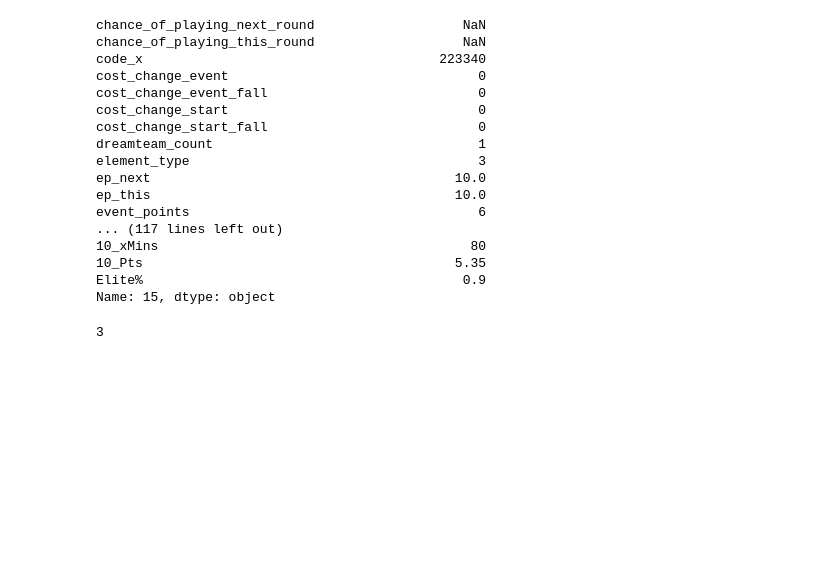
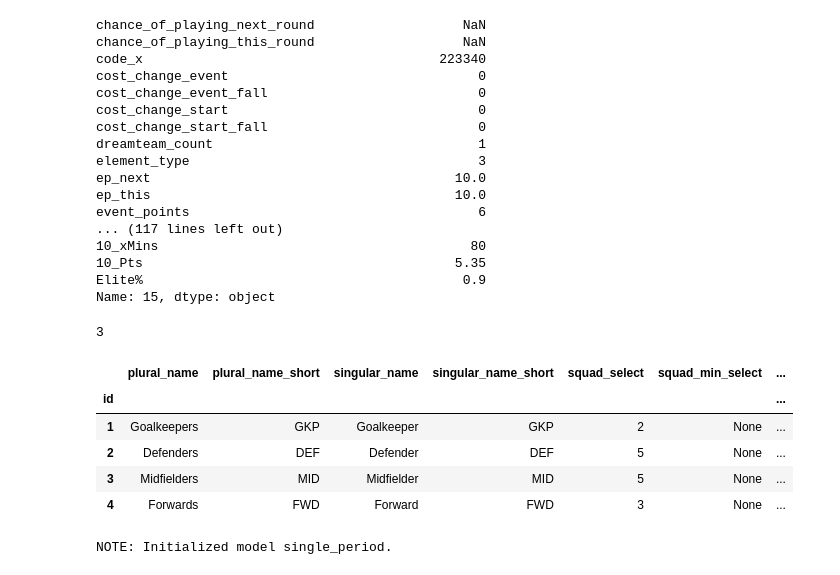
Before and after one commit to arijul2/FPL-Optimization, a Jupyter notebook: notebooks/Single Period FPL.ipynb, the cells around one changed output. Saved outputs shown, nothing was run; the diff lists cells and outputs as text; code cells hidden in the pictures; blank space fills up the shorter version.

```diff
--- a/notebooks/Single Period FPL.ipynb
+++ b/notebooks/Single Period FPL.ipynb
@@ -97,3 +97,18 @@ next_gw = int(review_data.keys()[6].split('_')[0])
 next_gw
 # %% [output]
 3
+# %%
+type_data = pd.DataFrame(fpl_data['element_types']).set_index(['id'])
+# %%
+type_data.head()
+# %% [output]
+|  | plural_name | plural_name_short | singular_name | singular_name_short | squad_select | squad_min_select | ... |
+| id |  |  |  |  |  |  | ... |
+| 1 | Goalkeepers | GKP | Goalkeeper | GKP | 2 | None | ... |
+| 2 | Defenders | DEF | Defender | DEF | 5 | None | ... |
+| 3 | Midfielders | MID | Midfielder | MID | 5 | None | ... |
+| 4 | Forwards | FWD | Forward | FWD | 3 | None | ... |
+# %%
+model = so.Model(name='single_period')
+# %% [output]
+NOTE: Initialized model single_period.
```
